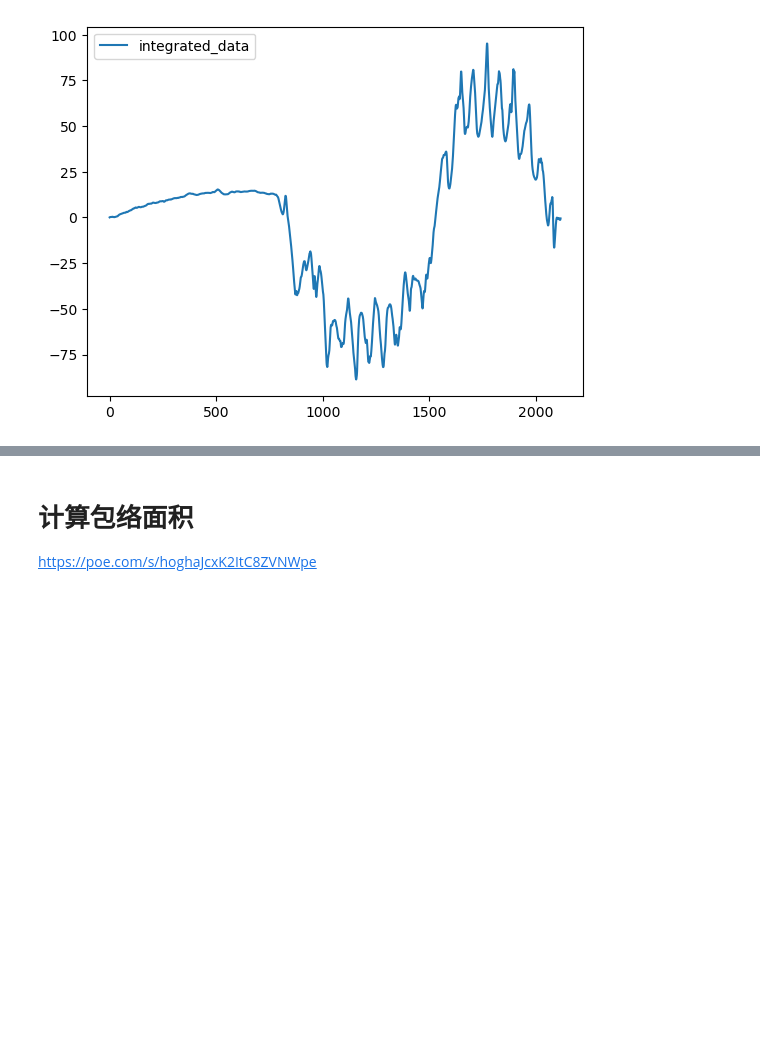
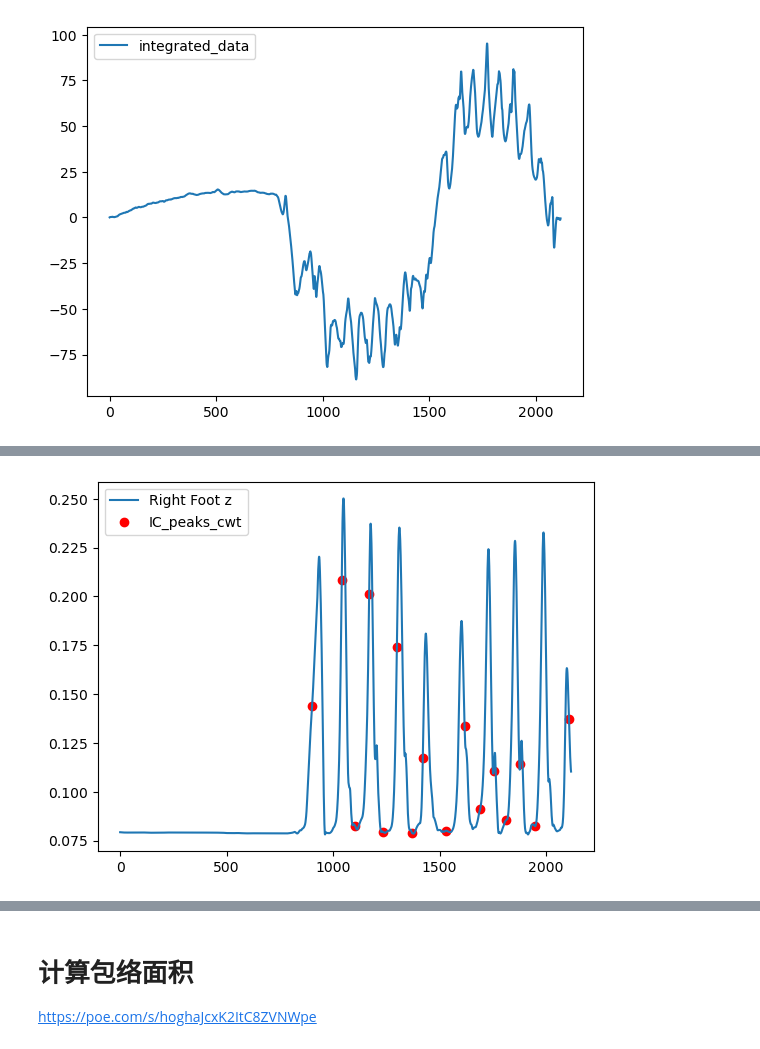
Before and after one commit to Allwillcome/--_----, a Jupyter notebook: Notes/20230416_PythonExercise.ipynb, the cells around one changed output, grey strips where cells are left out. Drawn from its saved outputs; the diff is of its cells as text; code cells hidden in the pictures; blank space fills up the shorter version.

```diff
--- a/Notes/20230416_PythonExercise.ipynb
+++ b/Notes/20230416_PythonExercise.ipynb
@@ -812,0 +818,13 @@ plt.close()
+# %%
+df_position = pd.read_excel(filename, sheet_name='Segment Position')
+# %%
+# 使用小波分析的方法
+df_position["Right Foot z"].plot()
+plt.scatter(ic_peaks,df_position["Right Foot z"].loc[ic_peaks],
+            marker="o",
+            color="red",
+            label="IC_peaks_cwt")
+plt.legend()
+plt.show()
+# %% [output]
+[figure, added]
```
Also changed, not shown: parts of 5 cells of this notebook.
